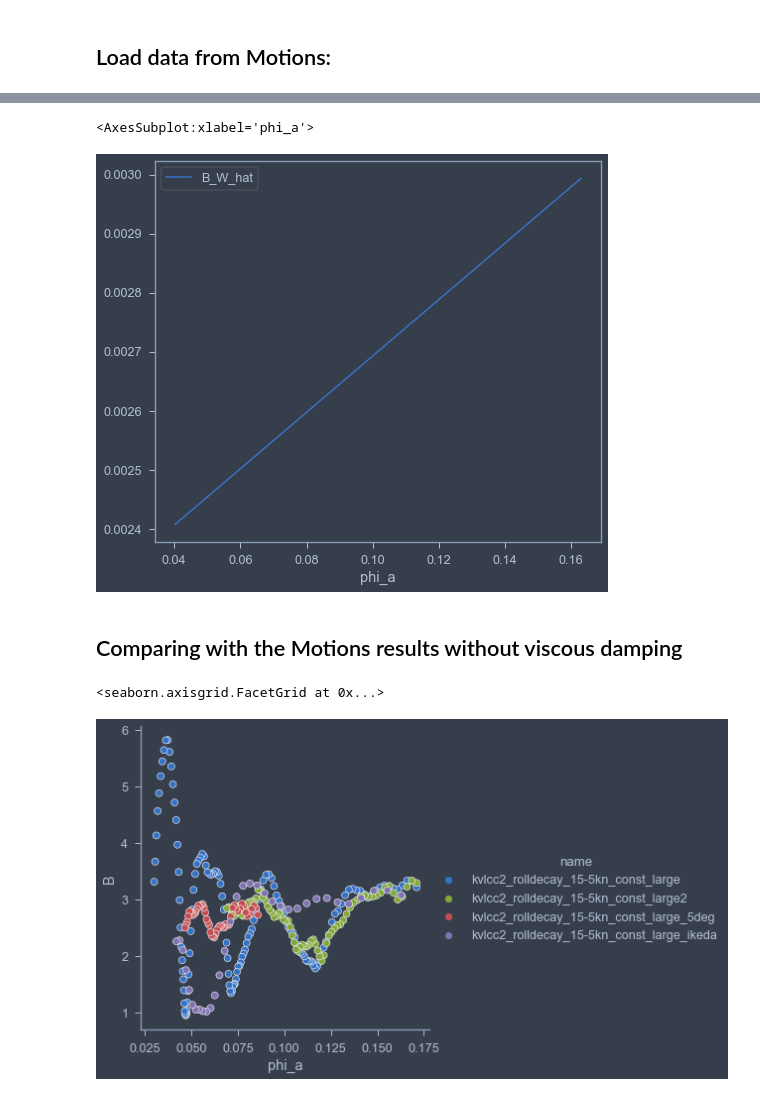
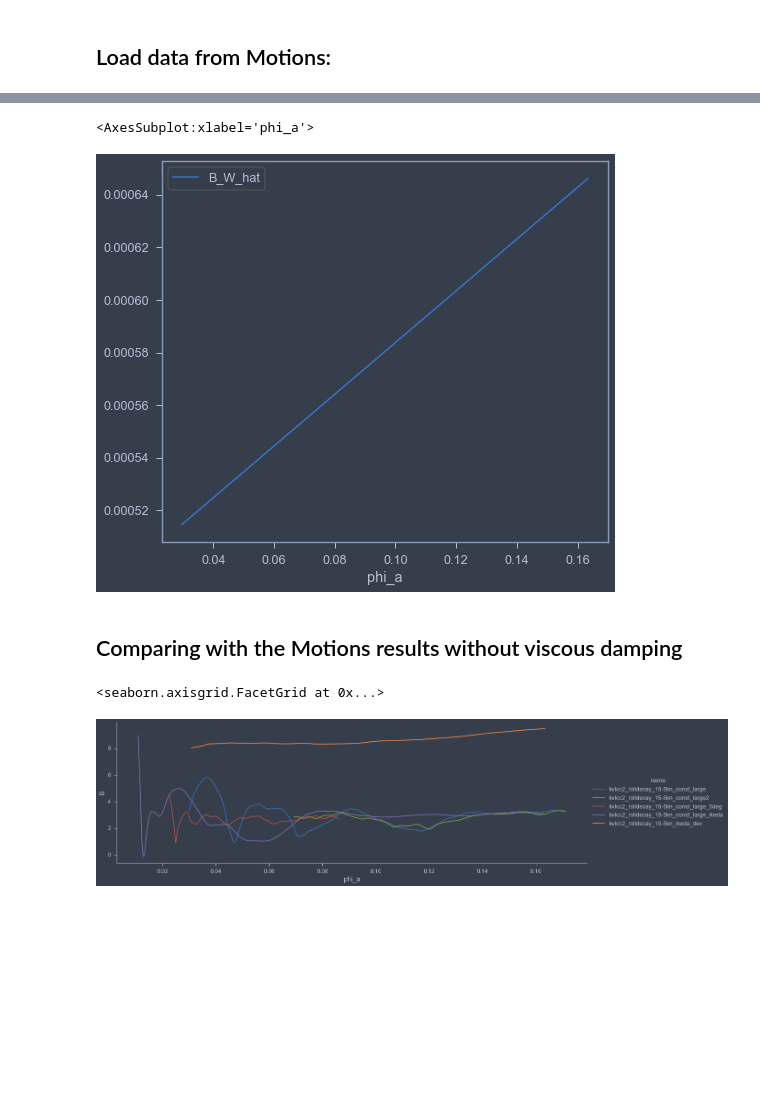
Before and after one commit to martinlarsalbert/Prediction-of-roll-motion-using-fully-nonlinear-potential-flow-and-Ikedas-method, a Jupyter notebook: notebooks/12.1_motions_ikeda.ipynb, the cells around one changed output, grey strips where cells are left out. Cells and saved outputs as stored; diff of their text form; code cells hidden in the pictures; blank space fills up the shorter version.

Commit message:
Time to go home.

```diff
--- a/notebooks/12.1_motions_ikeda.ipynb
+++ b/notebooks/12.1_motions_ikeda.ipynb
@@ -67,6 +67,7 @@ file_paths = [
     '../data/external/kvlcc2_rolldecay_15-5kn_const_large2',
     '../data/external/kvlcc2_rolldecay_15-5kn_const_large_5deg',
     '../data/external/kvlcc2_rolldecay_15-5kn_const_large_ikeda',
+    '../data/external/kvlcc2_rolldecay_15-5kn_ikeda_dev',
 ]
 df_parameters = pd.DataFrame()
 df_parameters =  helpers.load_parameters(file_path=file_paths)
@@ -96,4 +98,4 @@ for key,df in time_series.items():
         time_series[key] = X
 
 X = time_series['kvlcc2_rolldecay_15-5kn_const_large_ikeda']
-time_series['kvlcc2_rolldecay_15-5kn_const_large_ikeda'] = X.loc[0:70]
+time_series['kvlcc2_rolldecay_15-5kn_const_large_ikeda'] = X.loc[0:110]
@@ -105,6 +115,20 @@ model_motions.fit(X)
 ## MDL:
 pipeline_mdl = joblib.load('../models/KVLCC2_speed.pkl')
 model_mdl = pipeline_mdl['estimator']
+# %%
+motions_run_name = 'kvlcc2_rolldecay_15-5kn_const_large_ikeda'
+motions_run_name = 'kvlcc2_rolldecay_15-5kn_ikeda_dev'
+X = time_series[motions_run_name]
+
+
+
+pre_model= EstimatorQuadraticB(fit_method='derivation')
+pre_model.fit(X)
+
+model_motions = EstimatorQuadraticB(p0=pre_model.parameters)
+model_motions.fit(X)
+model_motions.parameters['C_1A'] = model_mdl.parameters['C_1A']  ## Stealing the stiffness from MDL
+model_motions.calculate_amplitudes_and_damping()
 # %%
 fig,ax=plt.subplots()
 
@@ -136,5 +169,5 @@ df_amplitude_motions.plot(y='phi_a', label='Motions + Ikeda', ax=ax)
 # %%
-parameters = df_parameters.iloc[0]
+parameters = df_parameters.loc[motions_run_name]
 scale_factor = 68
 GM = 5.737/scale_factor
 
@@ -207,7 +288,7 @@ df_hat['phi_a'] = df_amplitude_motions['phi_a']
 df_hat.plot(x='phi_a', y='B_W_hat')
 # %% [output]
 <AxesSubplot:xlabel='phi_a'>
-[figure, old version]
+[figure, new version]
 # %% [markdown]
 ## Comparing with the Motions results without viscous damping
 # %%
@@ -250,7 +331,7 @@ df_amplitudes.loc[amplitudes.index,'B']=amplitudes['B']-B_ikeda
 # %%
 import seaborn as sns
 
-sns.relplot(data=df_amplitudes, x='phi_a', y='B', hue='name')
+sns.relplot(data=df_amplitudes, x='phi_a', y='B', kind='line', hue='name', height=5, aspect=3)
 # %% [output]
 <seaborn.axisgrid.FacetGrid at 0x...>
-[figure, old version]
+[figure, new version]
```
Also changed, not shown: parts of 11 cells of this notebook, 2 other files.
